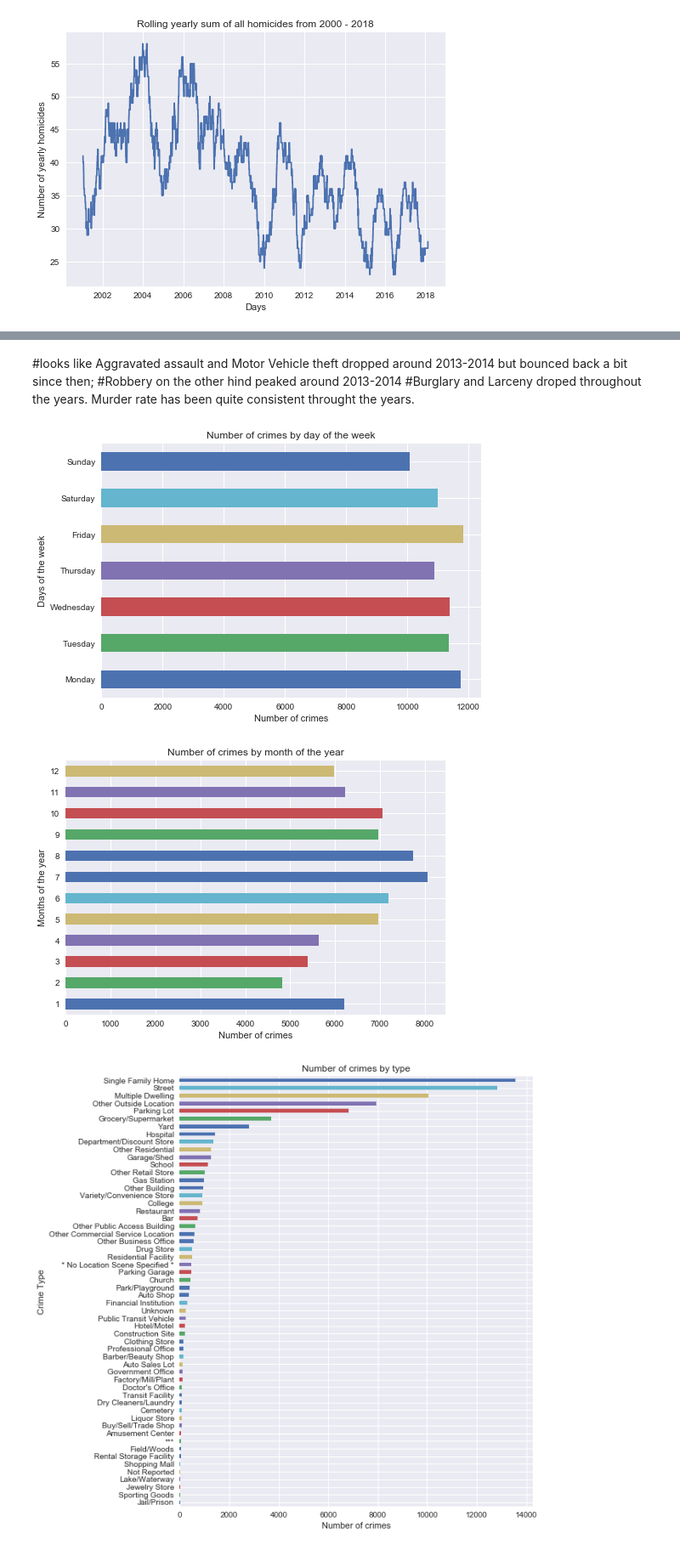
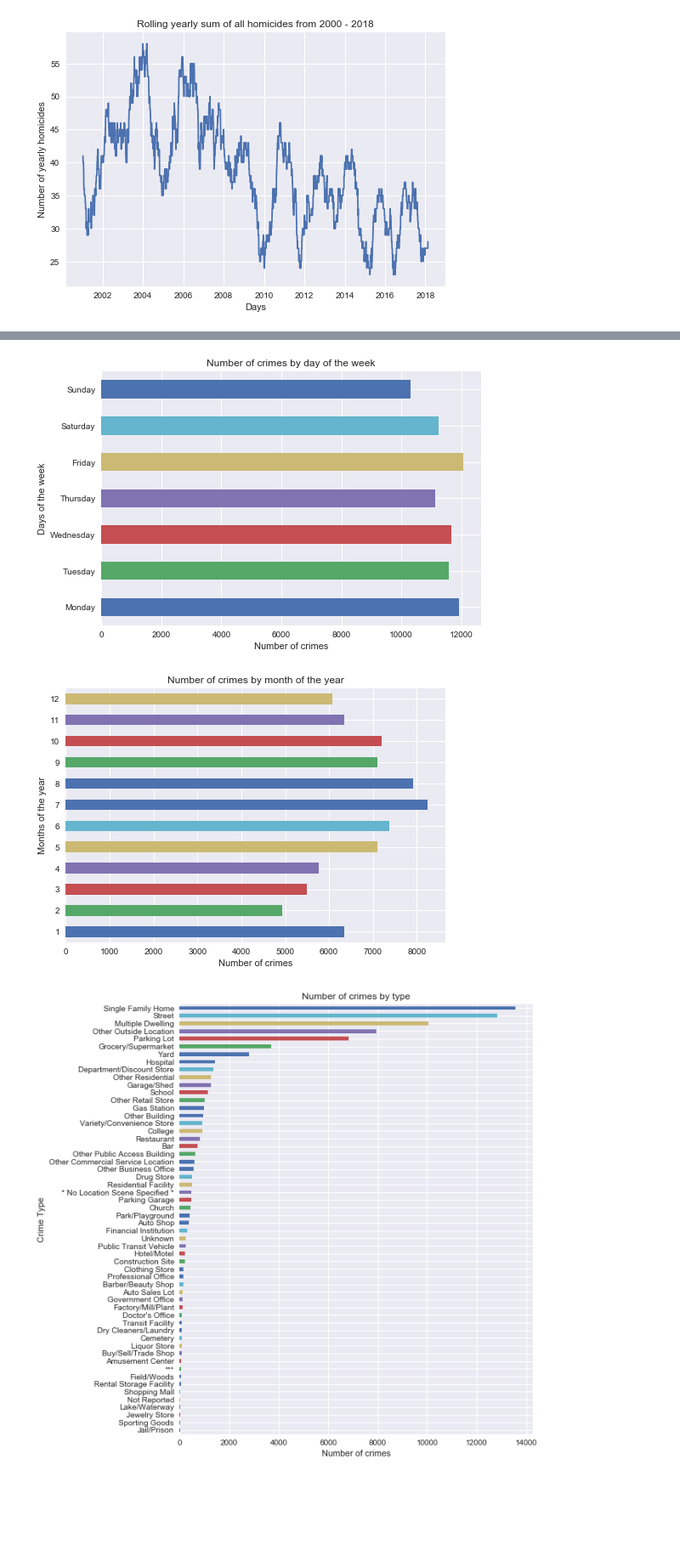
Before and after one commit to binshuangli/UPSTAT2018_RPDdata, a Jupyter notebook: EDA-extended.ipynb, the cells around one changed output, grey strips where cells are left out. Shown at 85% size. Drawn from its saved outputs; the diff is of its cells as text; code cells hidden in the pictures; blank space fills up the shorter version.

Commit message:
merged shooting and homicide data with other types

```diff
--- a/EDA-extended.ipynb
+++ b/EDA-extended.ipynb
@@ -76,2 +23,7 @@ all_crime_data.shape
+# %%
+frames = [all_crime_data, shooting_data, homicide_data]
+# %%
+#combine all 3 datasets
+result = pd.concat(frames)
 # %%
-all_crime_data.index=pd.DatetimeIndex(all_crime_data.pdOccurredFrom_time)
+result.index=pd.DatetimeIndex(result.time_index)
@@ -81,0 +30,3 @@ homicide_data.index=pd.DatetimeIndex(homicide_data.pdOccurredDate)
+# %%
+#filter data to the ones from 2011 only because the largest one do not have anything before 2011
+all_crimes_from2011=result[result.index>=np.datetime64('2011-01-01')]
@@ -153,4 +112,0 @@ plo = crimes_count_date.rolling(365).sum().plot(figsize=(12, 6), subplots=True,
-# %% [markdown]
-#looks like  Aggravated assault and Motor Vehicle theft dropped around 2013-2014 but bounced back a bit since then;
-#Robbery on the other hind peaked around 2013-2014
-#Burglary and Larceny droped throughout the years. Murder rate has been quite consistent throught the years.
@@ -157,20 +118,20 @@ plo = crimes_count_date.rolling(365).sum().plot(figsize=(12, 6), subplots=True,
 # %%
 days = ['Monday','Tuesday','Wednesday',  'Thursday', 'Friday', 'Saturday', 'Sunday']
-all_crime_data.groupby([all_crime_data.index.dayofweek]).size().plot(kind='barh')
+all_crimes_from2011.groupby([all_crimes_from2011.index.dayofweek]).size().plot(kind='barh')
 plt.ylabel('Days of the week')
 plt.yticks(np.arange(7), days)
 plt.xlabel('Number of crimes')
 plt.title('Number of crimes by day of the week')
 plt.show()
 # %% [output]
-[figure, old version]
+[figure, new version]
 # %%
-all_crime_data.groupby([all_crime_data.index.month]).size().plot(kind='barh')
+all_crimes_from2011.groupby([all_crimes_from2011.index.month]).size().plot(kind='barh')
 plt.ylabel('Months of the year')
 plt.xlabel('Number of crimes')
 plt.title('Number of crimes by month of the year')
 plt.show()
 # %% [output]
-[figure, old version]
+[figure, new version]
 # %%
 plt.figure(figsize=(8,10))
```
Also changed, not shown: parts of 49 cells of this notebook.
